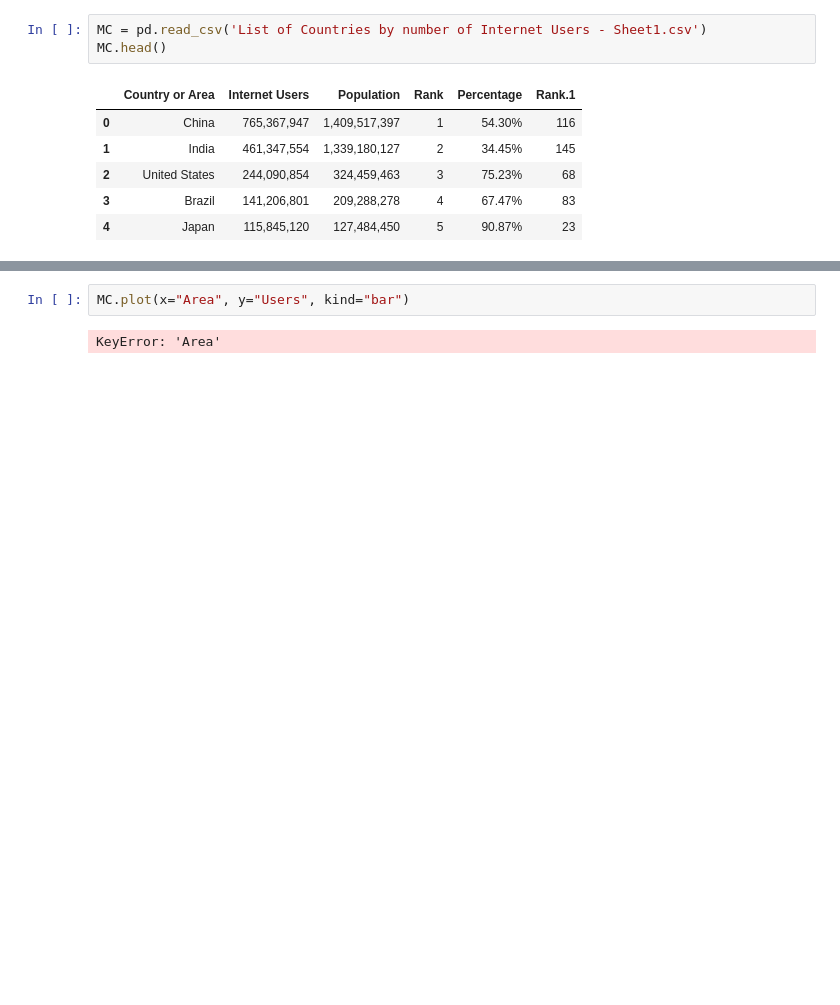
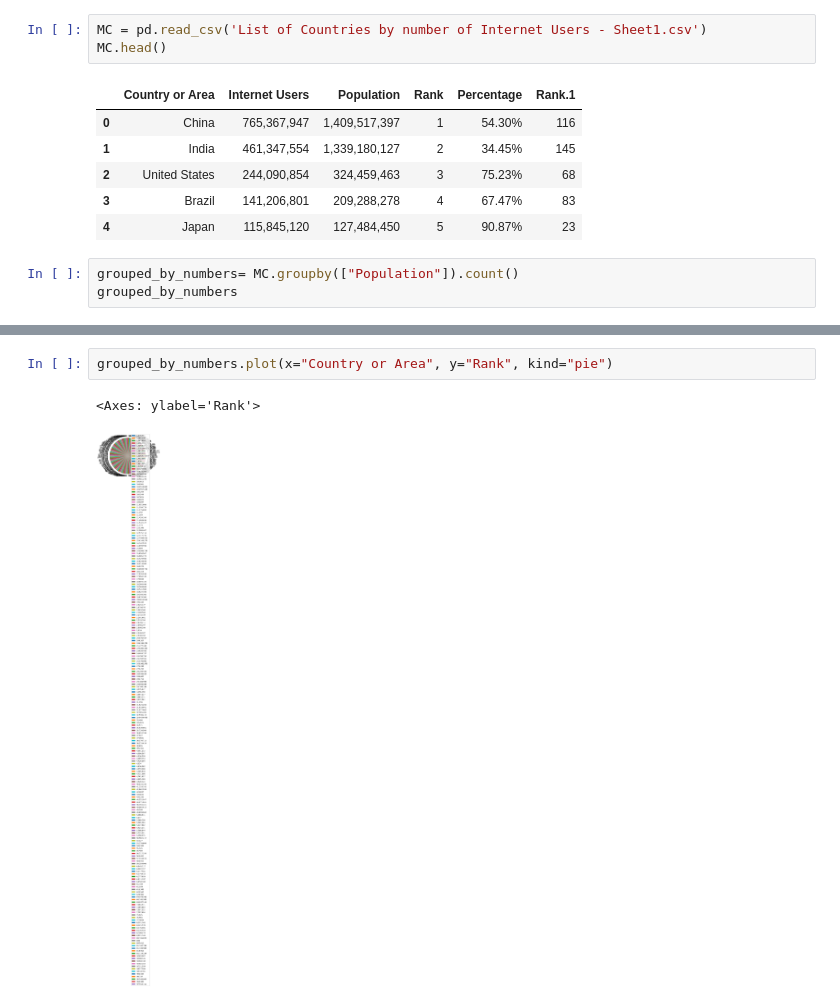
Before and after one commit to Dangarber/data_1_checks, a Jupyter notebook: kc_2.ipynb, the cells around one changed output, grey strips where cells are left out. Saved outputs shown, nothing was run; the diff lists cells and outputs as text; blank space fills up the shorter version.

```diff
--- a/kc_2.ipynb
+++ b/kc_2.ipynb
@@ -12,3 +12,6 @@ MC.head()
 | 2 | United States | 244,090,854 | 324,459,463 | 3 | 75.23% | 68 |
 | 3 | Brazil | 141,206,801 | 209,288,278 | 4 | 67.47% | 83 |
 | 4 | Japan | 115,845,120 | 127,484,450 | 5 | 90.87% | 23 |
+# %%
+grouped_by_numbers= MC.groupby(["Population"]).count()
+grouped_by_numbers
@@ -15,4 +33,5 @@ MC.head()
 # %%
-MC.plot(x="Area", y="Users", kind="bar")
+grouped_by_numbers.plot(x="Country or Area", y="Rank", kind="pie")
 # %% [output]
-KeyError: 'Area'
+<Axes: ylabel='Rank'>
+[figure, added]
```
Also changed, not shown: parts of 1 cell of this notebook.
